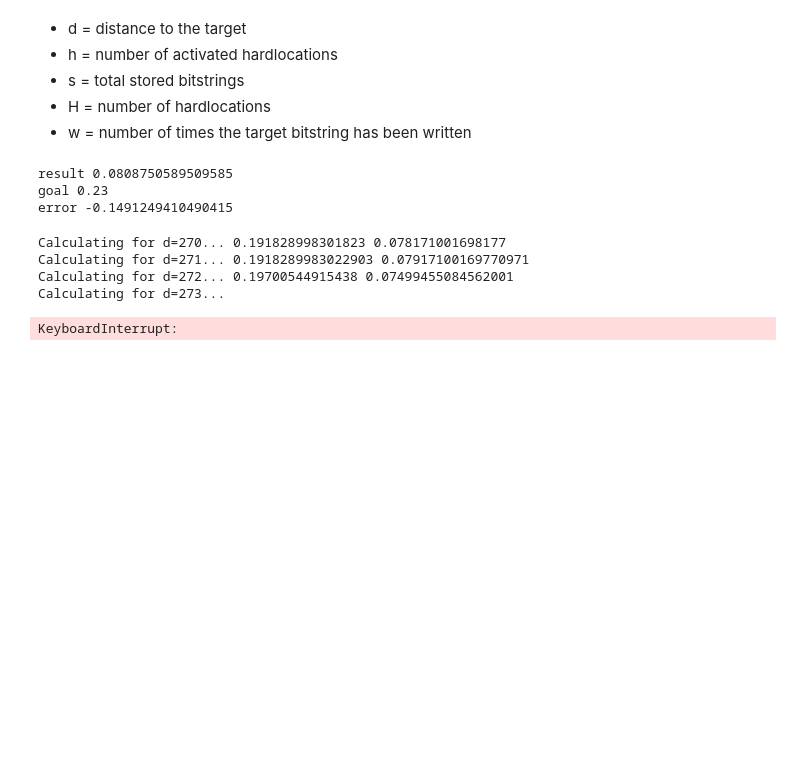
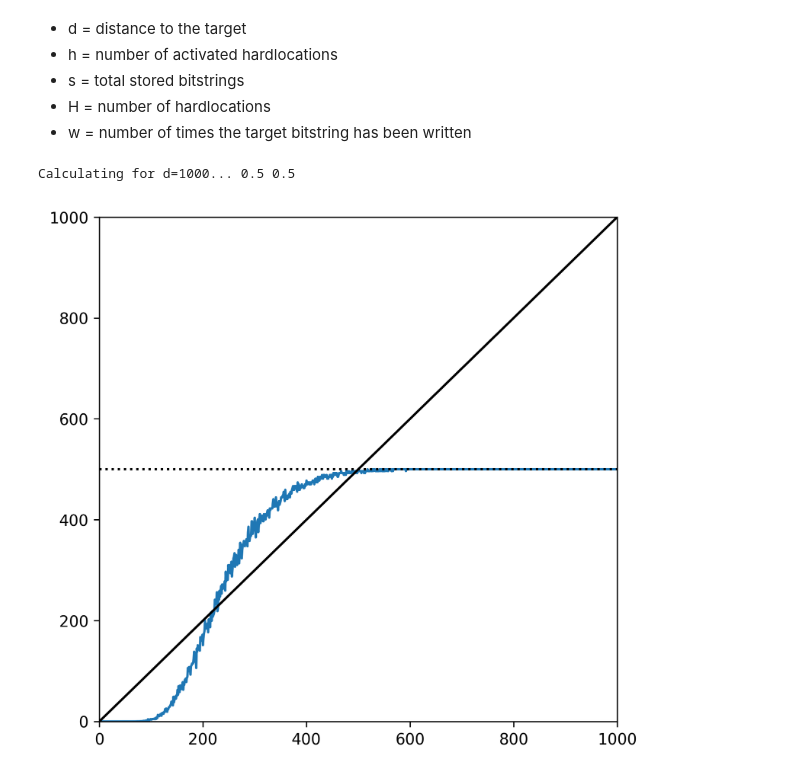
Before and after one commit to msbrogli/sdm-framework, a Jupyter notebook: docs/notebooks/Calculate critical distance.ipynb, the cells around one changed output. Drawn from its saved outputs; the diff is of its cells as text; code cells hidden in the pictures; blank space fills up the shorter version.

```diff
--- a/docs/notebooks/Calculate critical distance.ipynb
+++ b/docs/notebooks/Calculate critical distance.ipynb
@@ -58,8 +47,0 @@ x = prob_wrong(n=n, h=h, H=H, s=s, w=w, d=d)
-# %%
-print('result', x)
-print('goal', 1.0*d/n)
-print('error', x - 1.0*d/n)
-# %% [output]
-result 0.0808750589509585
-goal 0.23
-error -0.1491249410490415
@@ -66,17 +59,25 @@ error -0.1491249410490415
 # %%
-distances = list(range(270, 310))
+distances = list(range(0, n+1))
 y_values = []
 err_values = []
 for d in distances:
+    clear_output(wait=True)
     print('Calculating for d={}... '.format(d), end='')
-    y = prob_wrong(n=n, h=h, H=H, s=s, w=w, d=d)
+    y = prob_wrong(n=n, h=h, H=H, s=s, w=w, d=d, phi_steps=phi_steps)
     err = abs(y - 1.0*d/n)
     print(y, err)
     y_values.append(y)
     err_values.append(err)
 # %% [output]
-Calculating for d=270... 0.191828998301823 0.078171001698177
-Calculating for d=271... 0.1918289983022903 0.07917100169770971
-Calculating for d=272... 0.19700544915438 0.07499455084562001
-Calculating for d=273...
+Calculating for d=1000... 0.5 0.5
-KeyboardInterrupt:
+# %%
+import matplotlib.pyplot as plt
+plt.figure(figsize=(6, 6), dpi=300)
+plt.plot(distances, [n*y for y in y_values])
+plt.plot(distances, distances, 'k')
+plt.plot(distances, [n//2 for _ in distances], 'k:')
+plt.xlim(0, n)
+plt.ylim(0, n)
+plt.show()
+# %% [output]
+[figure, added]
```
Also changed, not shown: parts of 8 cells of this notebook.
